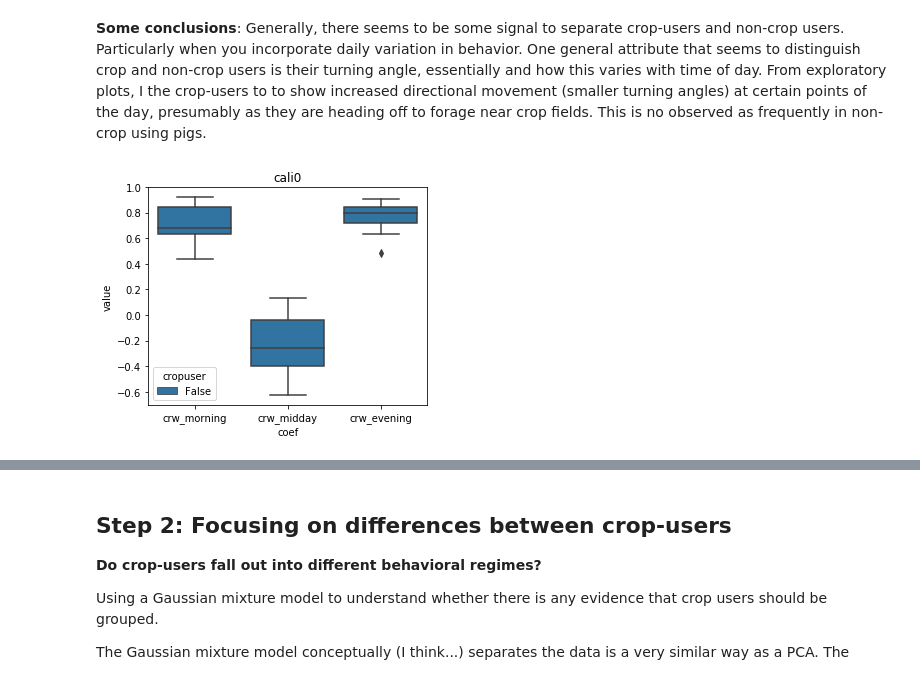
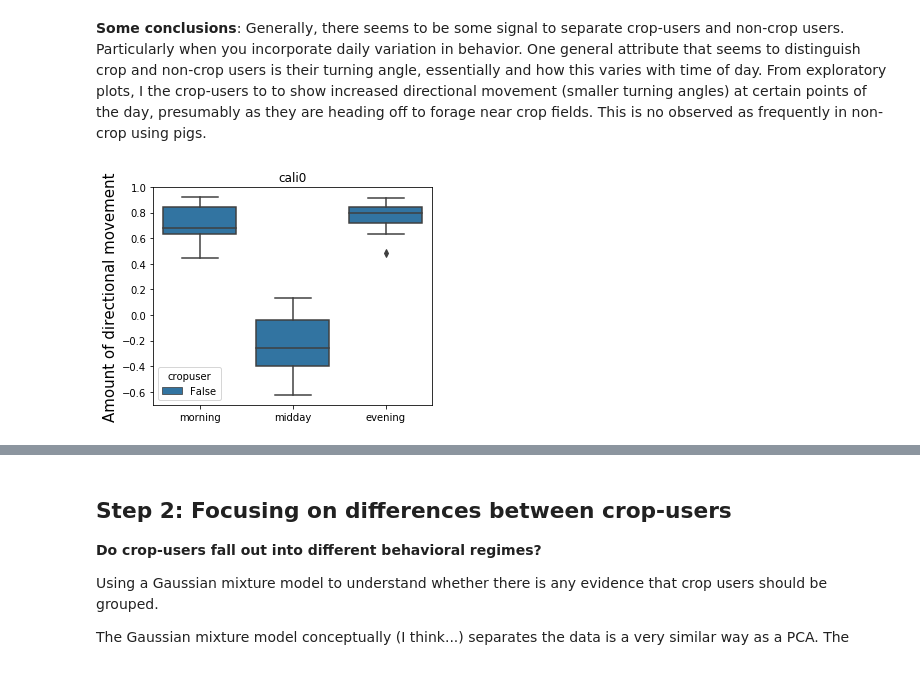
Before and after one commit to mqwilber/rsf_swine, a Jupyter notebook: code/Cluster_analysis.ipynb, the cells around one changed output, grey strips where cells are left out. Cells and saved outputs as stored; diff of their text form; code cells hidden in the pictures.

```diff
--- a/code/Cluster_analysis.ipynb
+++ b/code/Cluster_analysis.ipynb
@@ -55,5 +113,10 @@ for modp in modparams:
     joindt.append(cusers)
 
 # Show summary of crop users
-cusers.groupby("study").agg({"cropuser" : {'tot': lambda x: np.sum(x == True), 'sum' : len} })
+bplot = cusers.groupby("study").agg({"cropuser" : {'Crop users': lambda x: np.sum(x == True),
+                                           'Non-crop users' : lambda x: np.sum(x != True)} })
+bplot.columns = bplot.columns.levels[1]
+ax = bplot.plot.bar()
+ax.set_ylabel("Number of pigs")
+plt.savefig("../docs/presentations/images/cropusers.pdf", bbox_inches="tight")
 # %% [output]
@@ -88,7 +137,7 @@ for study in studynames:
     for model in joindt:
 
         studydt = model[model.study == study]
-        rf = ensemble.RandomForestClassifier(n_estimators=500, min_samples_split=2, oob_score=True, n_jobs=3)
+        rf = ensemble.RandomForestClassifier(n_estimators=800, min_samples_split=2, oob_score=True, n_jobs=3)
 
         y = studydt.cropuser.astype(np.int)
 
@@ -108,6 +157,8 @@ for study in studynames:
             rfresults[study].append((rffit, vnames, y))
 # %%
 from sklearn.metrics import roc_auc_score
+
+toptwo = []
 for study in rfresults.keys():
 
     oob_scores = [est.oob_score_ for est, vnames, y in rfresults[study]]
@@ -121,7 +172,10 @@ for study in rfresults.keys():
         # ROC curve characteristics
 
         fig, ax = plt.subplots(1, 1, figsize=(8, 6))
-        pd.Series(est.feature_importances_, index=vnames).sort_values().plot(kind="bar", ax=ax, color="grey")
+        imp = pd.Series(est.feature_importances_, index=vnames).sort_values(ascending=False)
+        imp = pd.DataFrame(imp).assign(study=study).reset_index(drop=False)
+        toptwo.append(imp.loc[:1])
+        pd.Series(est.feature_importances_, index=vnames).sort_values(ascending=False).plot(kind="bar", ax=ax, color="grey")
         ax.tick_params(labelsize=10)
         ax.set_title(study)
         ax.text(0.5, 0.9, "All OOB score: {0}\nPercent crop users: {1:.2f}\nAll ROC scores {2}".format(np.round(oob_scores, decimals=2), np.sum(y == 1) / len(y), np.round(roc_scores, decimals=2)), ha="center", transform=ax.transAxes)
@@ -135,0 +208,11 @@ for study in rfresults.keys():
+# %%
+a = pd.concat(toptwo).rename(columns={0:'value'})
+hue_order = ('crw_morning', 'crw_midday', 'crw_evening', 'base_hour_midday',
+             'canopycover_grad_midday', 'canopycover_grad_evening',
+             'elevation_grad_evening', "water_grad_morning", "masting_grad_evening")
+ax = sns.barplot(x="study", y="value", hue="index", data=a, hue_order=hue_order)
+ax.legend(loc=(1.05, 0.3), title="Parameter", prop={'size' : 9})
+ax.set_xticklabels(ax.get_xticklabels(), rotation=90)
+ax.set_ylabel("Random forest importance", size=15)
+ax.set_xlabel("Study", size=15)
+plt.savefig("../docs/presentations/images/rf_results.pdf", bbox_inches="tight")
@@ -138,10 +223,21 @@ for study in rfresults.keys():
 # %%
 for study in studynames:
 
     fig, ax = plt.subplots(1, 1, figsize=(5, 4))
     studydt = joindt[1][joindt[1].study == study].reset_index()
     a = studydt[['crw_morning', 'crw_evening', 'crw_midday', 'cropuser', 'pigID']].melt(id_vars=['pigID', 'cropuser'], var_name="coef")
-    sns.boxplot(x='coef', y='value', hue="cropuser", data=a, order=['crw_morning', 'crw_midday', 'crw_evening'])
+
+    a.loc[a.coef == "crw_morning", "coef"] = "morning"
+    a.loc[a.coef == "crw_evening", "coef"] = "evening"
+    a.loc[a.coef == "crw_midday", "coef"] = "midday"
+
+    ax = sns.boxplot(x='coef', y='value', hue="cropuser", data=a,
+                                 order=['morning', 'midday', 'evening'])
     ax.set_title(study)
+    ax.set_ylabel("Amount of directional movement", size=15)
+    ax.set_xlabel("")
+
+    if study =="florida" or study == "txcamp" or study == "srel_contact":
+        plt.savefig("../docs/presentations/images/{0}_crw.pdf".format(study), bbox_inches="tight")
 # %% [output]
-[figure, old version]
+[figure, new version]
```
Also changed, not shown: parts of 18 cells of this notebook, 6 other files.
